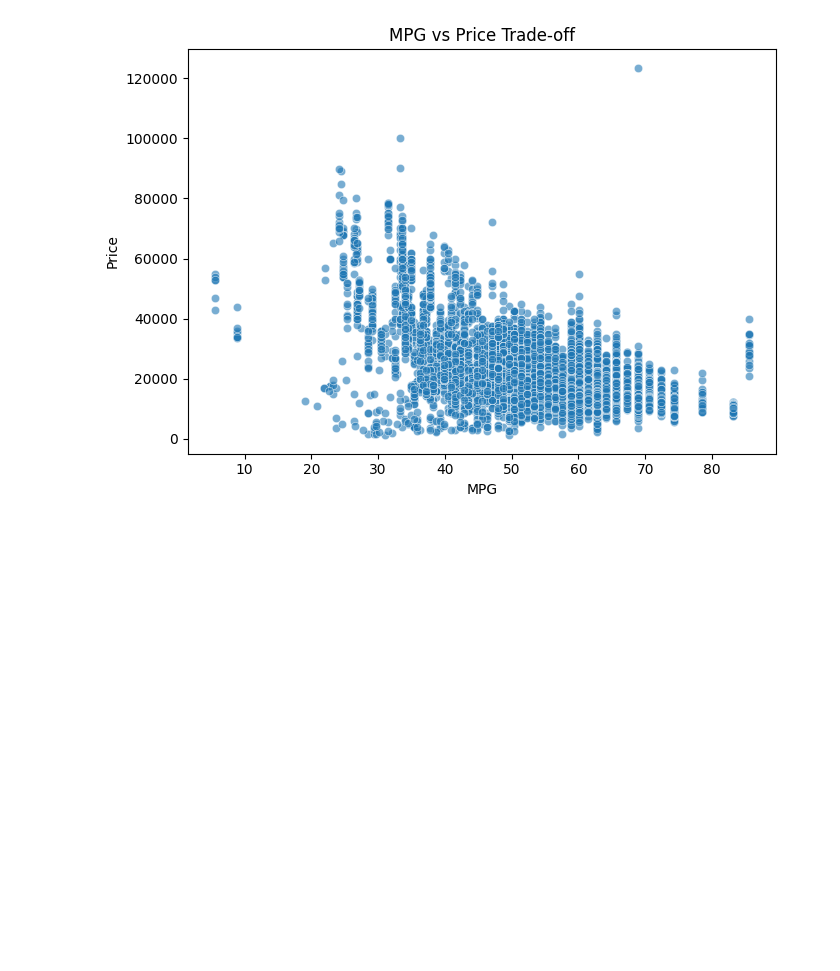
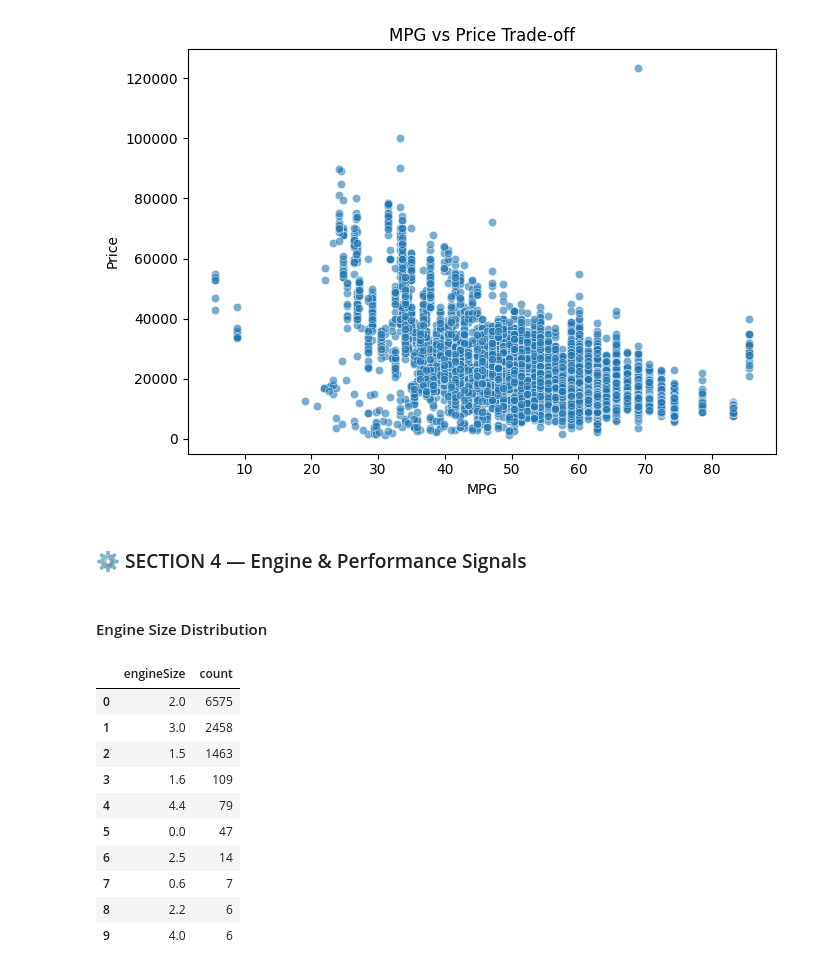
Before and after one commit to smartestnerdfromtown/Data-Analytics-Projects, a Jupyter notebook: BMW Cars Analysis/analysis.ipynb, the cells around one changed output. Drawn from its saved outputs; the diff is of its cells as text; code cells hidden in the pictures; blank space fills up the shorter version.

```diff
--- a/BMW Cars Analysis/analysis.ipynb
+++ b/BMW Cars Analysis/analysis.ipynb
@@ -394,3 +394,28 @@ plt.savefig(filename, dpi=300, bbox_inches="tight")
 plt.show()
 # %% [output]
 [figure]
+# %% [markdown]
+### ⚙️ SECTION 4 — Engine & Performance Signals
+# %% [markdown]
+#### Engine Size Distribution
+# %%
+top10 = (
+    df["engineSize"]
+    .value_counts()
+    .head(10)
+    .reset_index()
+)
+
+top10
+# %% [output]
+|  | engineSize | count |
+| 0 | 2.0 | 6575 |
+| 1 | 3.0 | 2458 |
+| 2 | 1.5 | 1463 |
+| 3 | 1.6 | 109 |
+| 4 | 4.4 | 79 |
+| 5 | 0.0 | 47 |
+| 6 | 2.5 | 14 |
+| 7 | 0.6 | 7 |
+| 8 | 2.2 | 6 |
+| 9 | 4.0 | 6 |
```
Also changed, not shown: parts of 12 cells of this notebook, 3 other files.
